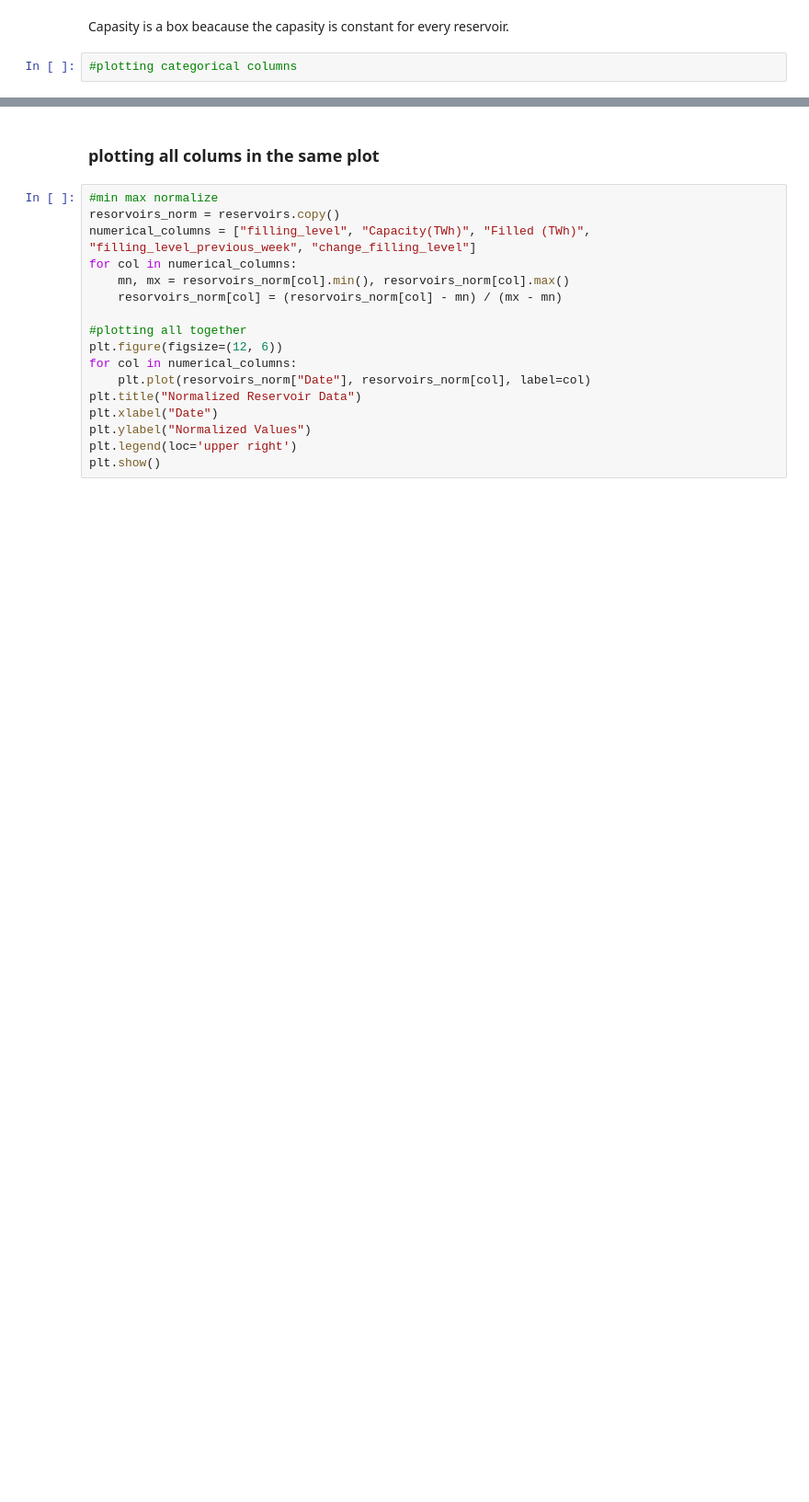
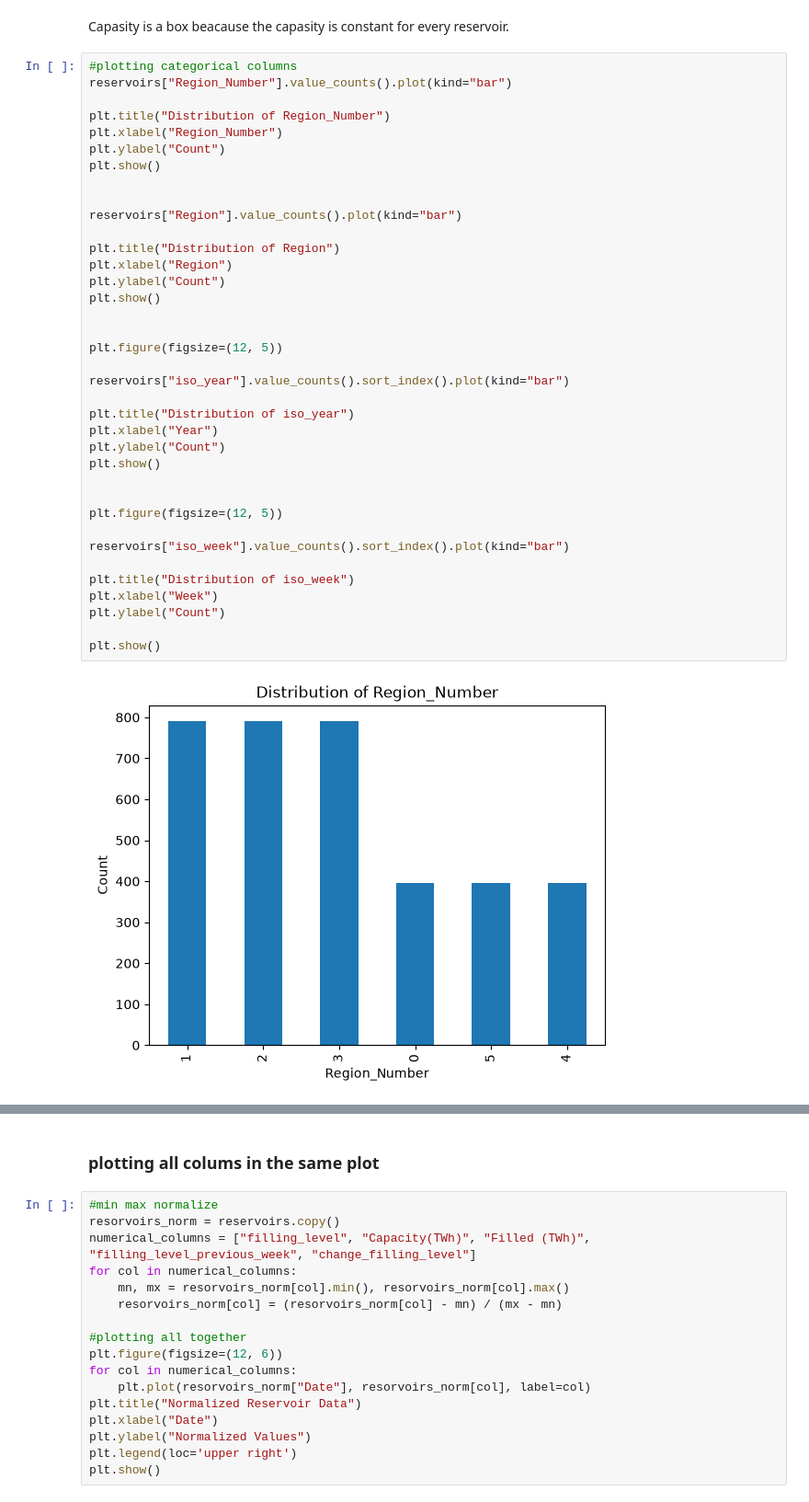
Before and after one commit to olegro99/IND320-OLEGRO99, a Jupyter notebook: D2Dbook/app.ipynb, the cells around one changed output, grey strips where cells are left out. Shown at 92% size. Saved outputs shown, nothing was run; the diff lists cells and outputs as text; blank space fills up the shorter version.

Commit message:
Final changes. done with the log and put in the plots for the categorical variabels aswell

```diff
--- a/D2Dbook/app.ipynb
+++ b/D2Dbook/app.ipynb
@@ -167,3 +167,40 @@ plt.show()
 Capasity is a box beacause the capasity is constant for every reservoir.
 # %%
 #plotting categorical columns
+reservoirs["Region_Number"].value_counts().plot(kind="bar")
+
+plt.title("Distribution of Region_Number")
+plt.xlabel("Region_Number")
+plt.ylabel("Count")
+plt.show()
+
+
+reservoirs["Region"].value_counts().plot(kind="bar")
+
+plt.title("Distribution of Region")
+plt.xlabel("Region")
+plt.ylabel("Count")
+plt.show()
+
+
+plt.figure(figsize=(12, 5))
+
+reservoirs["iso_year"].value_counts().sort_index().plot(kind="bar")
+
+plt.title("Distribution of iso_year")
+plt.xlabel("Year")
+plt.ylabel("Count")
+plt.show()
+
+
+plt.figure(figsize=(12, 5))
+
+reservoirs["iso_week"].value_counts().sort_index().plot(kind="bar")
+
+plt.title("Distribution of iso_week")
+plt.xlabel("Week")
+plt.ylabel("Count")
+
+plt.show()
+# %% [output]
+[figure, added]
```
Also changed, not shown: parts of 5 cells of this notebook, 8 other files.
